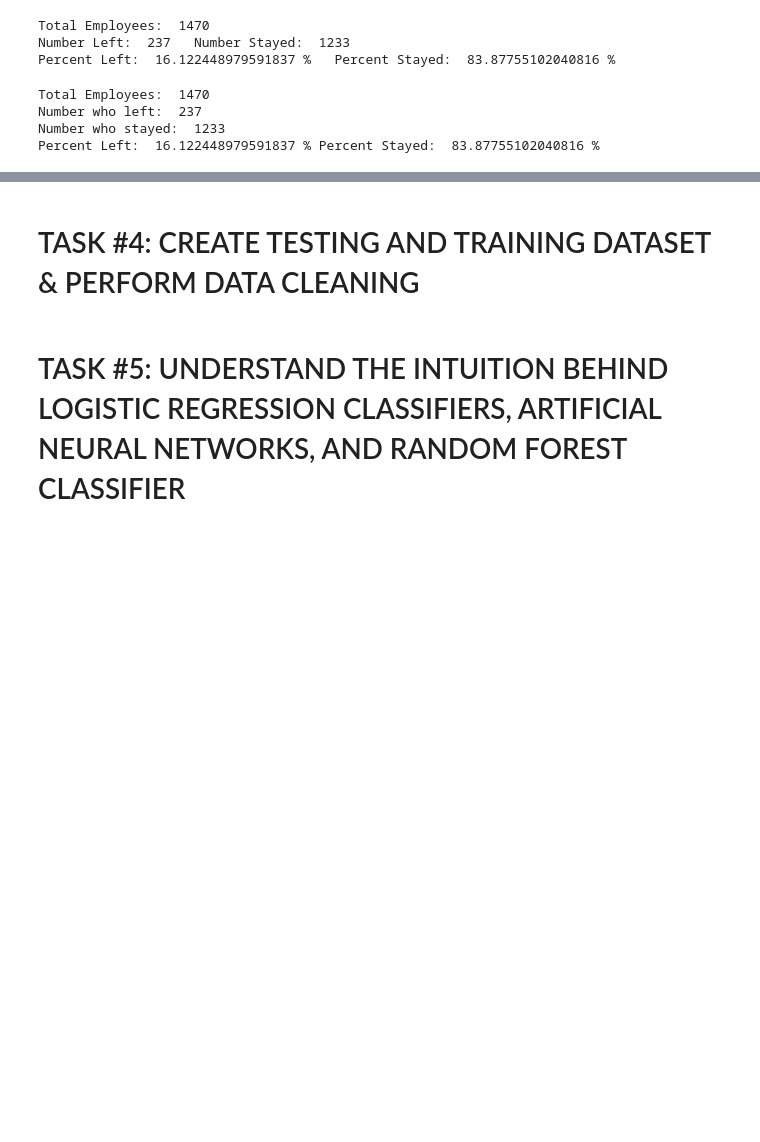
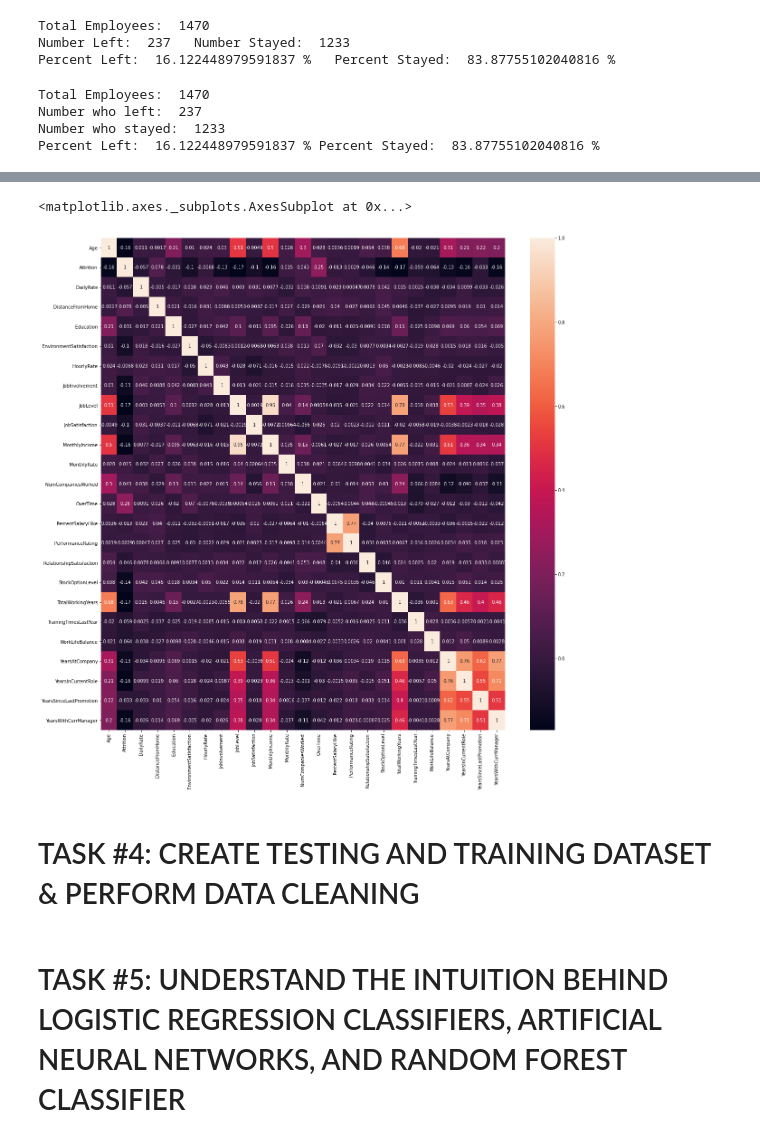
Before and after one commit to wellmej/DataScienceUseCases, a Jupyter notebook: Human_Resources_Department_Skeleton.ipynb, the cells around one changed output, grey strips where cells are left out. Cells and saved outputs as stored; diff of their text form; code cells hidden in the pictures; blank space fills up the shorter version.

```diff
--- a/Human_Resources_Department_Skeleton.ipynb
+++ b/Human_Resources_Department_Skeleton.ipynb
@@ -248,3 +270,16 @@ left_df.describe()
+# %%
+#-------------------------------------------------------------------
+# Let's explore the attribute correlations
+#
+#  The lighter the color, the stronger the positive correlation
+#  Example" TotalWorkingYears is positively correlated to JobLevel
+#-------------------------------------------------------------------
+correlations = employee_df.corr()
+f, ax = plt.subplots(figsize=(20,20))
+sns.heatmap(correlations, annot = True)
+# %% [output]
+<matplotlib.axes._subplots.AxesSubplot at 0x...>
+[figure, added]
 # %%
 
 # Job level is strongly correlated with total working hours
```
Also changed, not shown: parts of 2 cells of this notebook.
